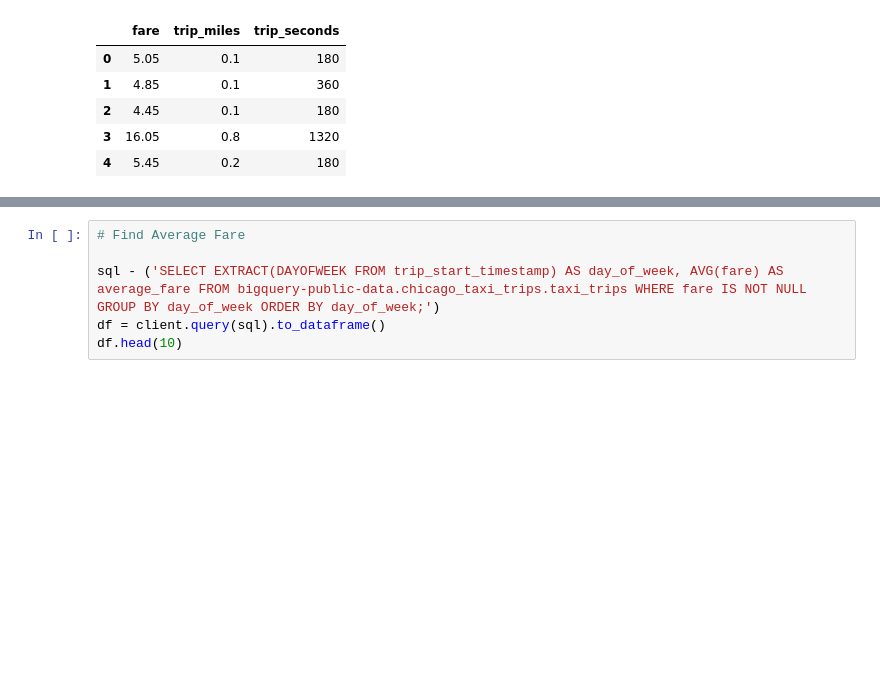
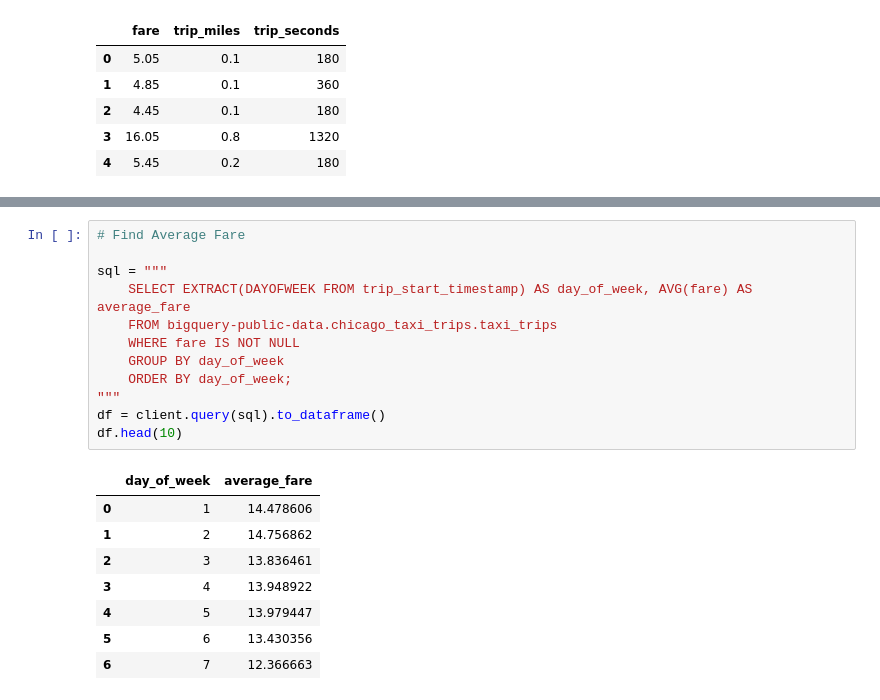
Before and after one commit to rameshjoshi/ml-model-google-bigquery-sql, a Jupyter notebook: bigQuerySQL.ipynb, the cells around one changed output, grey strips where cells are left out. Saved outputs shown, nothing was run; the diff lists cells and outputs as text; blank space fills up the shorter version.

```diff
--- a/bigQuerySQL.ipynb
+++ b/bigQuerySQL.ipynb
@@ -198,6 +200,21 @@ df.head(5)
 # %%
 # Find Average Fare
 
-sql - ('SELECT EXTRACT(DAYOFWEEK FROM trip_start_timestamp) AS day_of_week, AVG(fare) AS average_fare FROM bigquery-public-data.chicago_taxi_trips.taxi_trips WHERE fare IS NOT NULL GROUP BY day_of_week ORDER BY day_of_week;')
+sql = """
+    SELECT EXTRACT(DAYOFWEEK FROM trip_start_timestamp) AS day_of_week, AVG(fare) AS average_fare
+    FROM bigquery-public-data.chicago_taxi_trips.taxi_trips
+    WHERE fare IS NOT NULL
+    GROUP BY day_of_week
+    ORDER BY day_of_week;
+"""
 df = client.query(sql).to_dataframe()
 df.head(10)
+# %% [output]
+|  | day_of_week | average_fare |
+| 0 | 1 | 14.478606 |
+| 1 | 2 | 14.756862 |
+| 2 | 3 | 13.836461 |
+| 3 | 4 | 13.948922 |
+| 4 | 5 | 13.979447 |
+| 5 | 6 | 13.430356 |
+| 6 | 7 | 12.366663 |
```
Also changed, not shown: parts of 10 cells of this notebook.
